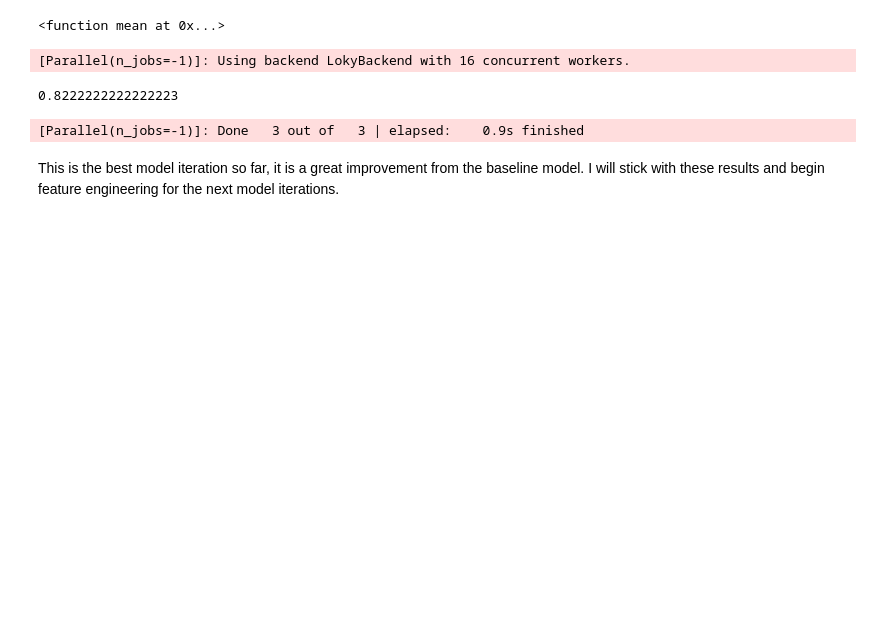
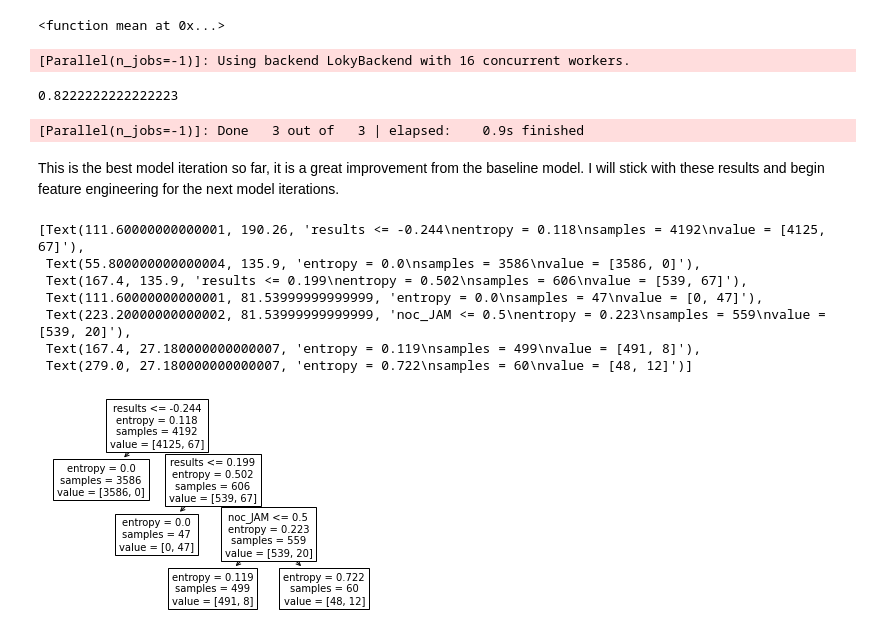
Before and after one commit to jwong853/Olympic_PED_use, a Jupyter notebook: notebooks/models.ipynb, the cells around one changed output. Drawn from its saved outputs; the diff is of its cells as text; code cells hidden in the pictures; blank space fills up the shorter version.

```diff
--- a/notebooks/models.ipynb
+++ b/notebooks/models.ipynb
@@ -471,0 +491,11 @@ This is the best model iteration so far, it is a great improvement from the base
+# %%
+plot_tree(dt, feature_names=X_train_all.columns)
+# %% [output]
+[Text(111.60000000000001, 190.26, 'results <= -0.244\nentropy = 0.118\nsamples = 4192\nvalue = [4125, 67]'),
+ Text(55.800000000000004, 135.9, 'entropy = 0.0\nsamples = 3586\nvalue = [3586, 0]'),
+ Text(167.4, 135.9, 'results <= 0.199\nentropy = 0.502\nsamples = 606\nvalue = [539, 67]'),
+ Text(111.60000000000001, 81.53999999999999, 'entropy = 0.0\nsamples = 47\nvalue = [0, 47]'),
+ Text(223.20000000000002, 81.53999999999999, 'noc_JAM <= 0.5\nentropy = 0.223\nsamples = 559\nvalue = [539, 20]'),
+ Text(167.4, 27.180000000000007, 'entropy = 0.119\nsamples = 499\nvalue = [491, 8]'),
+ Text(279.0, 27.180000000000007, 'entropy = 0.722\nsamples = 60\nvalue = [48, 12]')]
+[figure, added]
```
Also changed, not shown: parts of 7 cells of this notebook, 7 other files.
